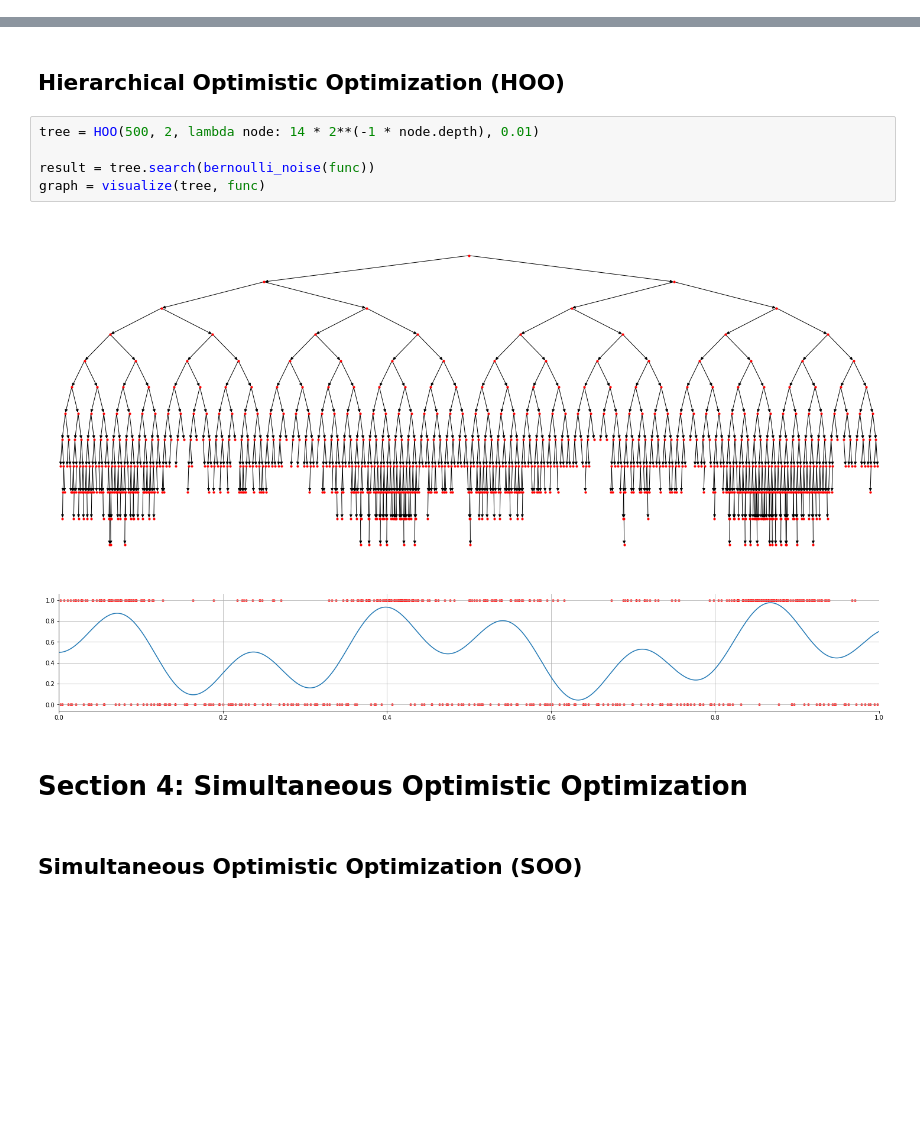
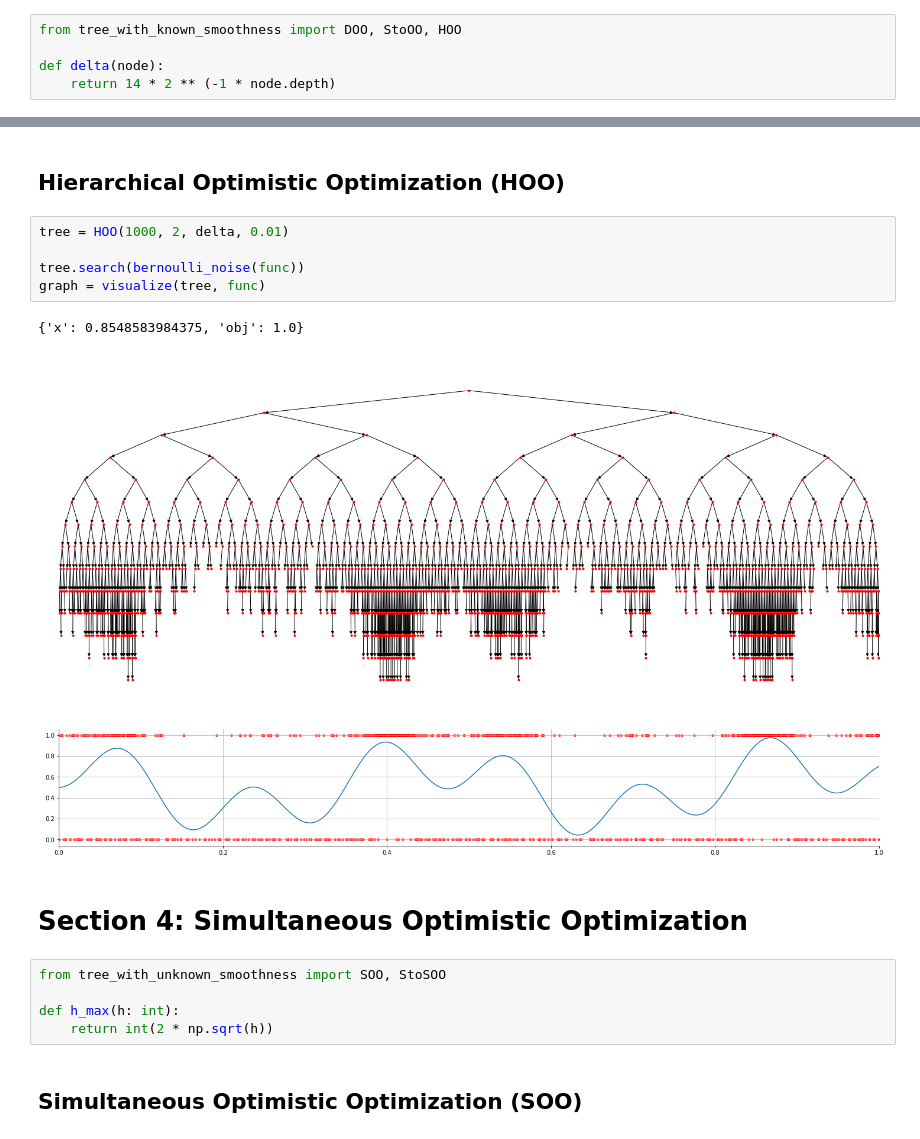
Before and after one commit to yunjhongwu/MCTS, a Jupyter notebook: MCTS.ipynb, the cells around one changed output, grey strips where cells are left out. Cells and saved outputs as stored; diff of their text form; blank space fills up the shorter version.

```diff
--- a/MCTS.ipynb
+++ b/MCTS.ipynb
@@ -19,6 +23,11 @@ def func(x):
     return 0.5 * (np.sin(13 * x) * np.sin(27 * x) + 1)
 # %% [markdown]
 # Section 3: Optimistic optimization with known smoothness
+# %%
+from tree_with_known_smoothness import DOO, StoOO, HOO
+
+def delta(node):
+    return 14 * 2 ** (-1 * node.depth)
 # %% [markdown]
 ## Deterministic Optimistic Optimization (DOO)
 # %%
@@ -40,13 +45,19 @@ graph = visualize(tree, func)
 # %% [markdown]
 ## Hierarchical Optimistic Optimization (HOO)
 # %%
-tree = HOO(500, 2, lambda node: 14 * 2**(-1 * node.depth), 0.01)
+tree = HOO(1000, 2, delta, 0.01)
 
-result = tree.search(bernoulli_noise(func))
+tree.search(bernoulli_noise(func))
 graph = visualize(tree, func)
 # %% [output]
+{'x': 0.8548583984375, 'obj': 1.0}
-[figure, old version]
+[figure, new version]
 # %% [markdown]
 # Section 4: Simultaneous Optimistic Optimization
+# %%
+from tree_with_unknown_smoothness import SOO, StoSOO
+
+def h_max(h: int):
+    return int(2 * np.sqrt(h))
 # %% [markdown]
 ## Simultaneous Optimistic Optimization (SOO)
```
Also changed, not shown: parts of 5 cells of this notebook, 5 other files.
